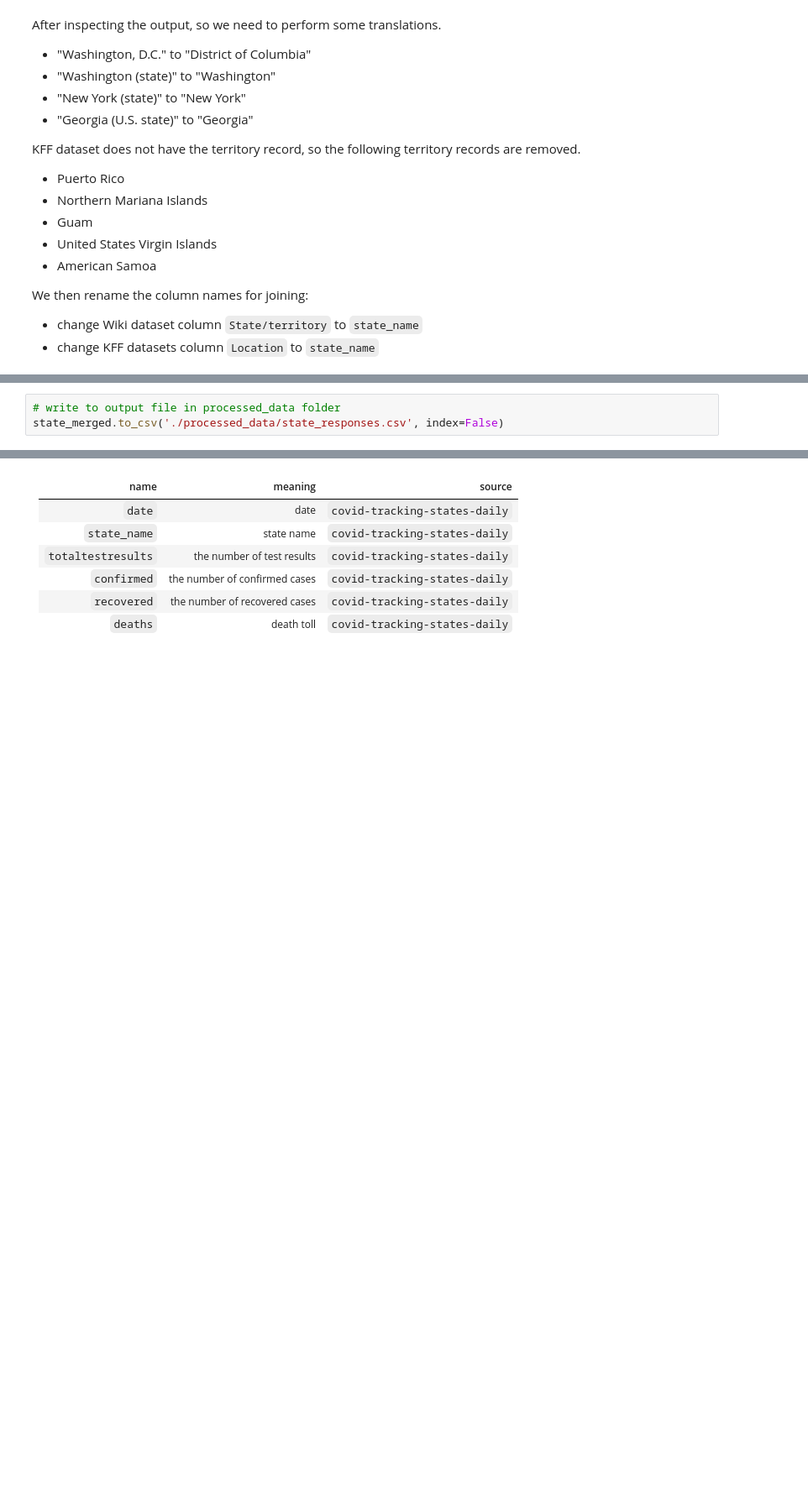
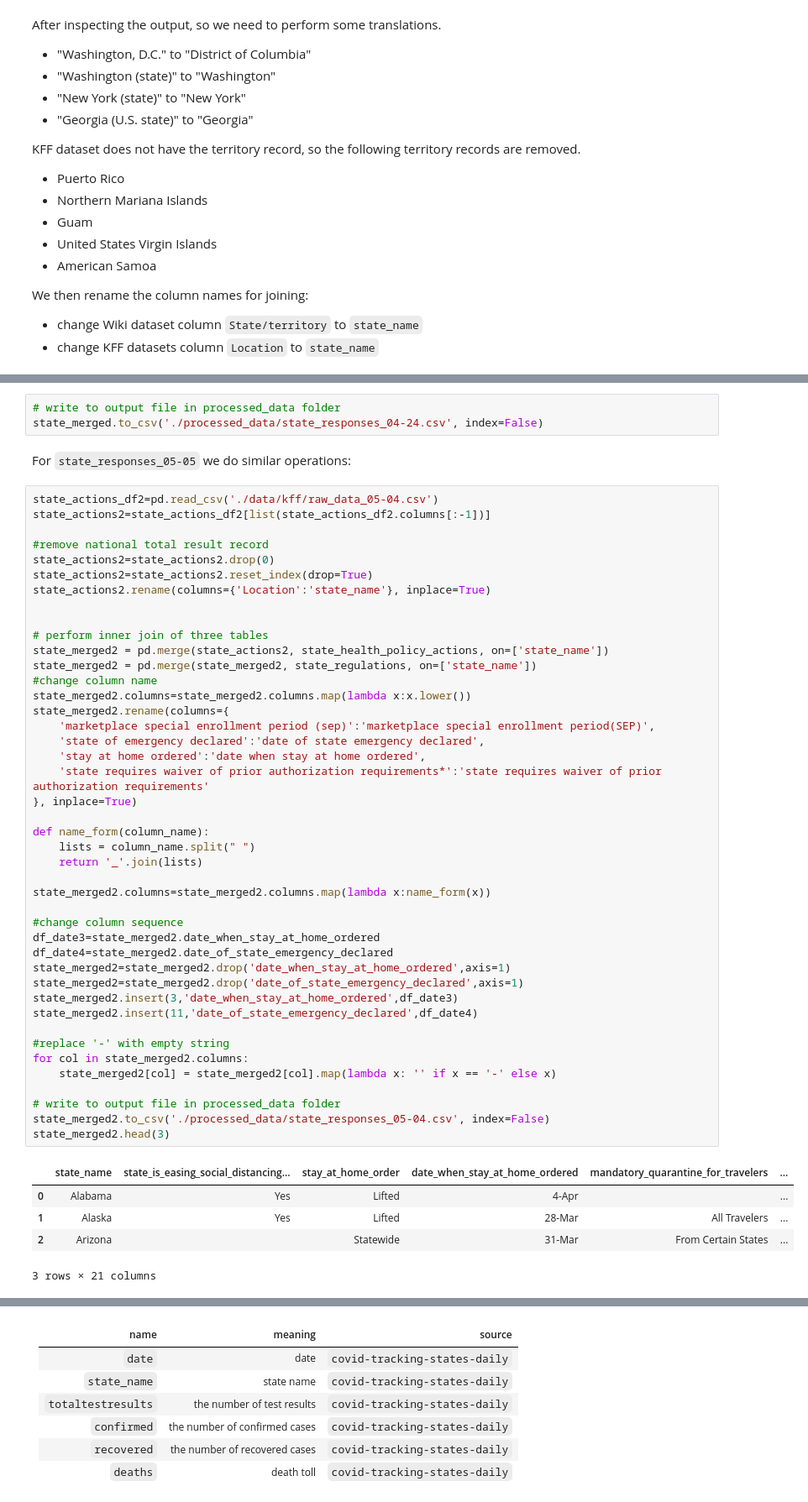
Before and after one commit to iamzhaihy/BD2020-Final-Project, a Jupyter notebook: Data Processing.ipynb, the cells around one changed output, grey strips where cells are left out. Shown at 84% size. Cells and saved outputs as stored; diff of their text form; blank space fills up the shorter version.

```diff
--- a/Data Processing.ipynb
+++ b/Data Processing.ipynb
@@ -638,4 +677,55 @@ state_merged.head(3)
 # %%
 # write to output file in processed_data folder
-state_merged.to_csv('./processed_data/state_responses.csv', index=False)
+state_merged.to_csv('./processed_data/state_responses_04-24.csv', index=False)
+# %% [markdown]
+For `state_responses_05-05` we do similar operations:
+# %%
+state_actions_df2=pd.read_csv('./data/kff/raw_data_05-04.csv')
+state_actions2=state_actions_df2[list(state_actions_df2.columns[:-1])]
+
+#remove national total result record
+state_actions2=state_actions2.drop(0)
+state_actions2=state_actions2.reset_index(drop=True)
+state_actions2.rename(columns={'Location':'state_name'}, inplace=True)
+
+
+# perform inner join of three tables
+state_merged2 = pd.merge(state_actions2, state_health_policy_actions, on=['state_name'])
+state_merged2 = pd.merge(state_merged2, state_regulations, on=['state_name'])
+#change column name
+state_merged2.columns=state_merged2.columns.map(lambda x:x.lower())
+state_merged2.rename(columns={
+    'marketplace special enrollment period (sep)':'marketplace special enrollment period(SEP)',
+    'state of emergency declared':'date of state emergency declared',
+    'stay at home ordered':'date when stay at home ordered',
+    'state requires waiver of prior authorization requirements*':'state requires waiver of prior authorization requirements'
+}, inplace=True)
+
+def name_form(column_name):
+    lists = column_name.split(" ")
+    return '_'.join(lists)
+
+state_merged2.columns=state_merged2.columns.map(lambda x:name_form(x))
+
+#change column sequence
+df_date3=state_merged2.date_when_stay_at_home_ordered
+df_date4=state_merged2.date_of_state_emergency_declared
+state_merged2=state_merged2.drop('date_when_stay_at_home_ordered',axis=1)
+state_merged2=state_merged2.drop('date_of_state_emergency_declared',axis=1)
+state_merged2.insert(3,'date_when_stay_at_home_ordered',df_date3)
+state_merged2.insert(11,'date_of_state_emergency_declared',df_date4)
+
+#replace '-' with empty string
+for col in state_merged2.columns:
+    state_merged2[col] = state_merged2[col].map(lambda x: '' if x == '-' else x)
+
+# write to output file in processed_data folder
+state_merged2.to_csv('./processed_data/state_responses_05-04.csv', index=False)
+state_merged2.head(3)
+# %% [output]
+|  | state_name | state_is_easing_social_distancing... | stay_at_home_order | date_when_stay_at_home_ordered | mandatory_quarantine_for_travelers | ... |
+| 0 | Alabama | Yes | Lifted | 4-Apr |  | ... |
+| 1 | Alaska | Yes | Lifted | 28-Mar | All Travelers | ... |
+| 2 | Arizona |  | Statewide | 31-Mar | From Certain States | ... |
+3 rows × 21 columns
 # %% [markdown]
```
Also changed, not shown: parts of 17 cells of this notebook, 5 other files.
